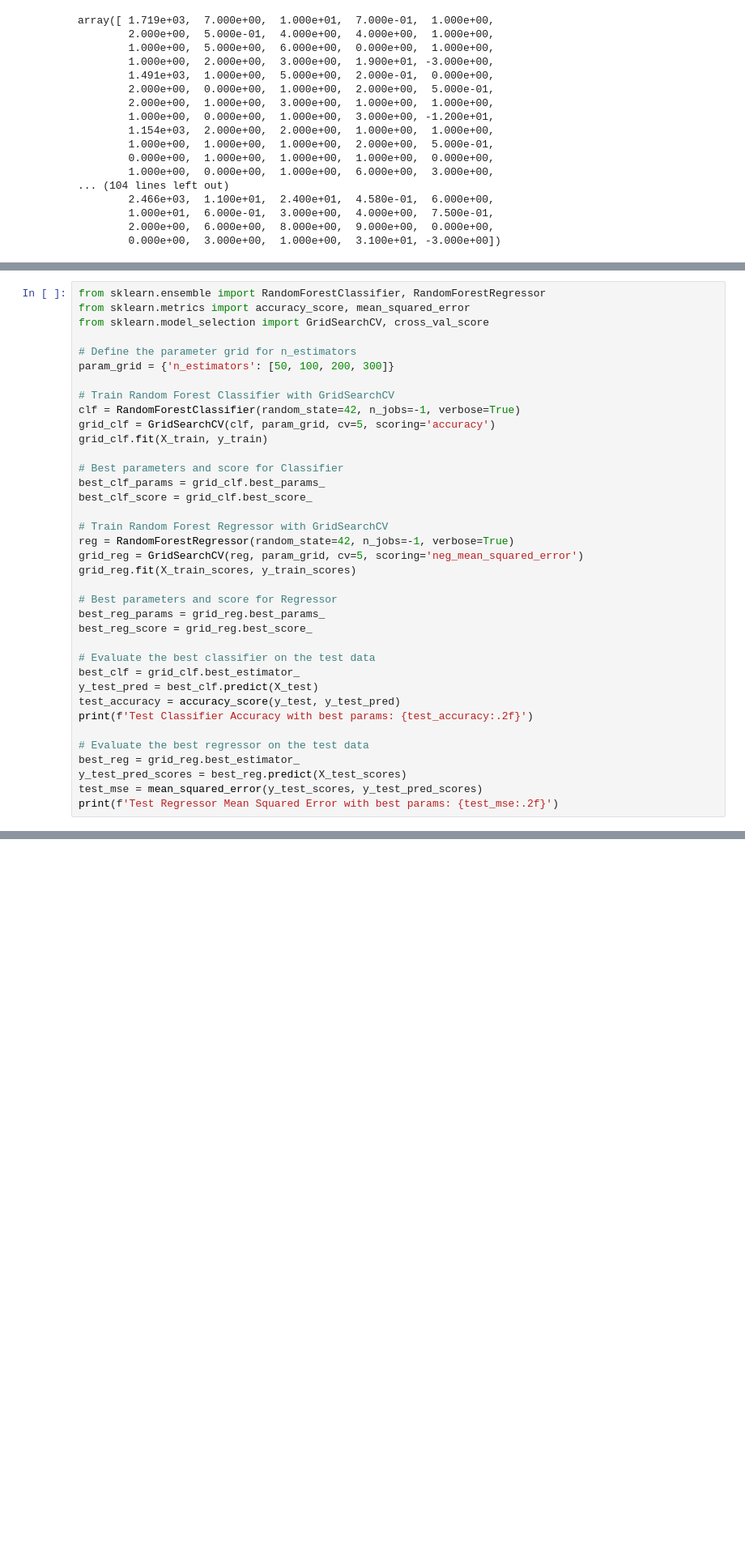
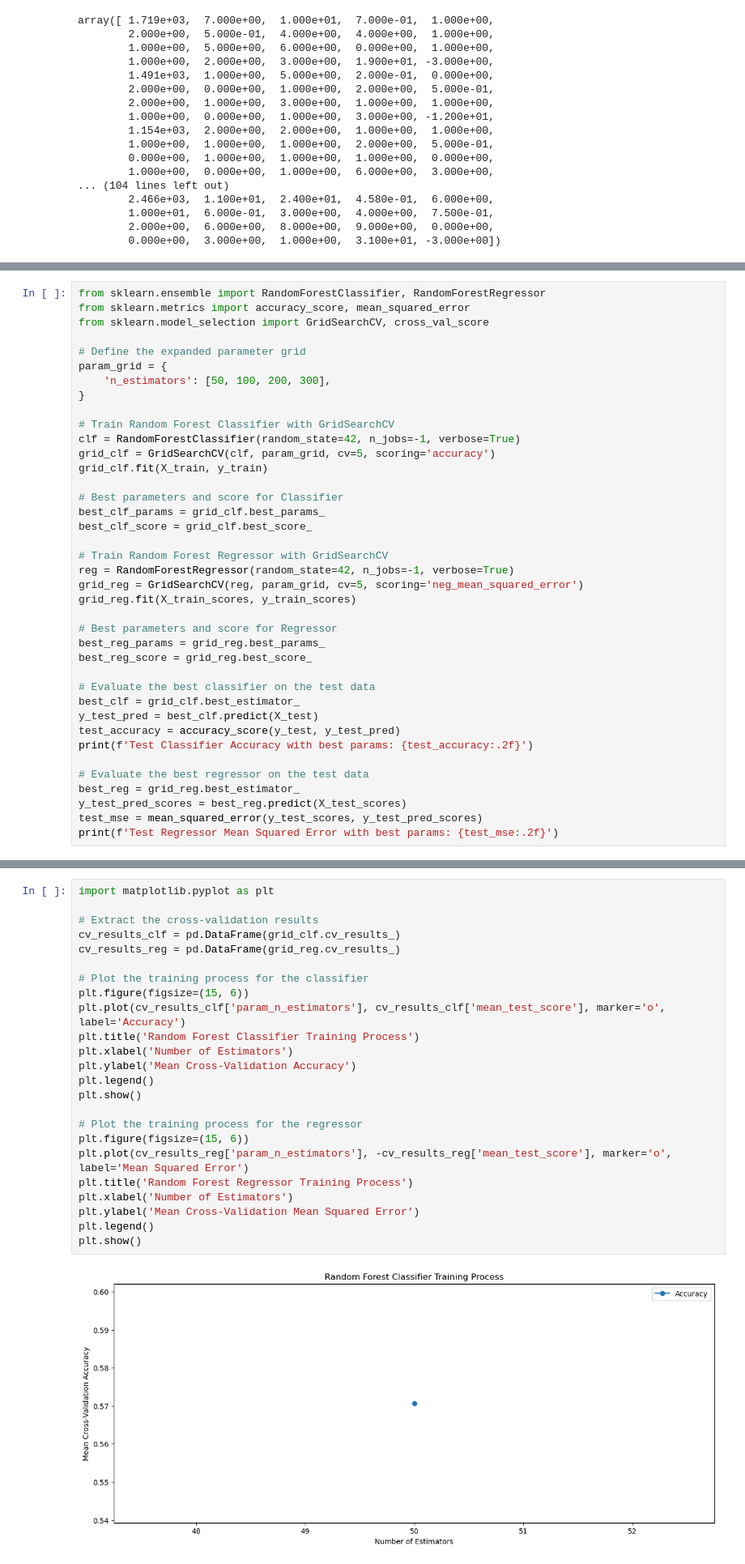
Before and after one commit to vishnu363728/NBADatascience, a Jupyter notebook: trainingpipeline.ipynb, the cells around one changed output, grey strips where cells are left out. Shown: that part at 81% size. Cells and saved outputs as stored; diff of their text form; blank space fills up the shorter version.

Commit message:
graphs

```diff
--- a/trainingpipeline.ipynb
+++ b/trainingpipeline.ipynb
@@ -249,8 +249,10 @@ from sklearn.ensemble import RandomForestClassifier, RandomForestRegressor
 from sklearn.metrics import accuracy_score, mean_squared_error
 from sklearn.model_selection import GridSearchCV, cross_val_score
 
-# Define the parameter grid for n_estimators
-param_grid = {'n_estimators': [50, 100, 200, 300]}
+# Define the expanded parameter grid
+param_grid = {
+    'n_estimators': [50, 100, 200, 300],
+}
 
 # Train Random Forest Classifier with GridSearchCV
 clf = RandomForestClassifier(random_state=42, n_jobs=-1, verbose=True)
@@ -312,0 +313,26 @@ Test Regressor Mean Squared Error with best params: 150.19
+# %%
+import matplotlib.pyplot as plt
+
+# Extract the cross-validation results
+cv_results_clf = pd.DataFrame(grid_clf.cv_results_)
+cv_results_reg = pd.DataFrame(grid_reg.cv_results_)
+
+# Plot the training process for the classifier
+plt.figure(figsize=(15, 6))
+plt.plot(cv_results_clf['param_n_estimators'], cv_results_clf['mean_test_score'], marker='o', label='Accuracy')
+plt.title('Random Forest Classifier Training Process')
+plt.xlabel('Number of Estimators')
+plt.ylabel('Mean Cross-Validation Accuracy')
+plt.legend()
+plt.show()
+
+# Plot the training process for the regressor
+plt.figure(figsize=(15, 6))
+plt.plot(cv_results_reg['param_n_estimators'], -cv_results_reg['mean_test_score'], marker='o', label='Mean Squared Error')
+plt.title('Random Forest Regressor Training Process')
+plt.xlabel('Number of Estimators')
+plt.ylabel('Mean Cross-Validation Mean Squared Error')
+plt.legend()
+plt.show()
+# %% [output]
+[figure, added]
```
Also changed, not shown: parts of 5 cells of this notebook.
